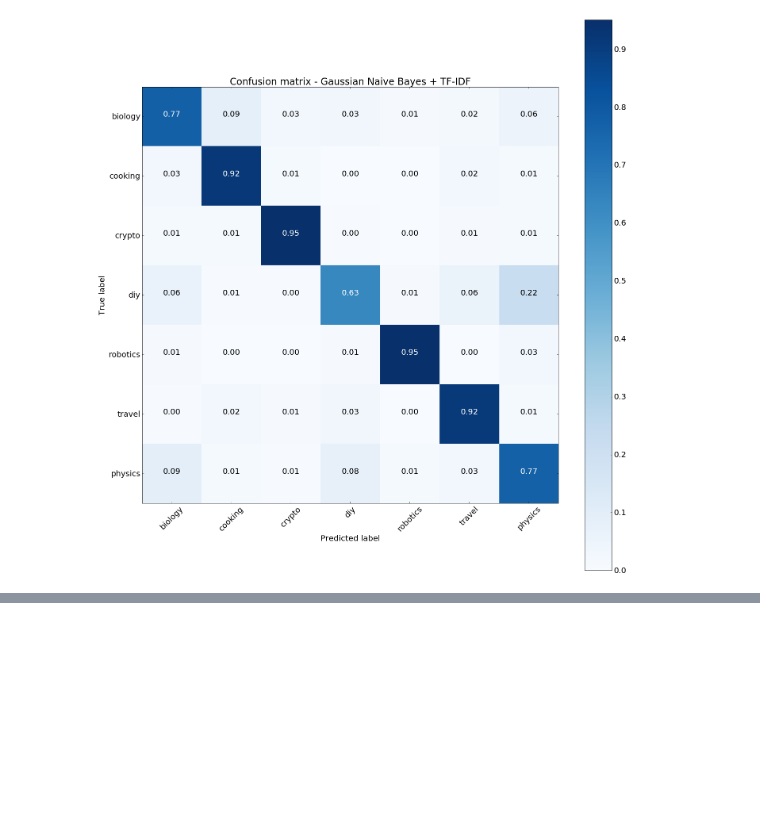
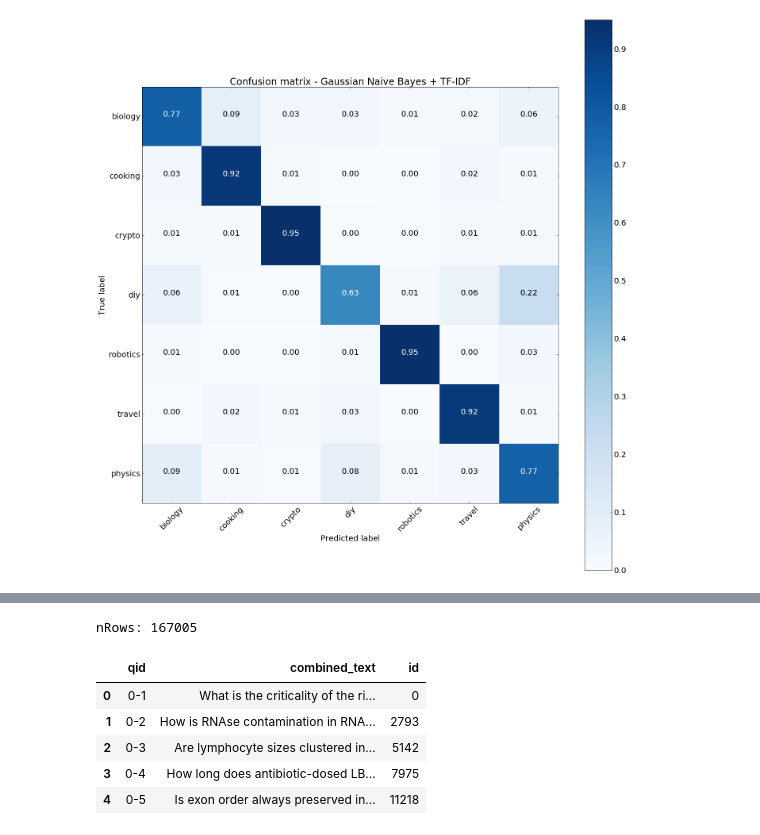
Before and after one commit to Jaspereclipse/kaggle-transfer-learning-on-stack-exchange-tags, a Jupyter notebook: experiments/02-reduced_problem.ipynb, the cells around one changed output, grey strips where cells are left out. Drawn from its saved outputs; the diff is of its cells as text; code cells hidden in the pictures; blank space fills up the shorter version.

```diff
--- a/experiments/02-reduced_problem.ipynb
+++ b/experiments/02-reduced_problem.ipynb
@@ -162,0 +166,10 @@ Normalized.
+# %%
+import tensorflow as tf
+import pandas as pd
+sent_file = '../data/tmp/sentences.csv'
+df_sent = pd.read_csv(sent_file, encoding='utf-8')
+lookup_dict = dict(zip(list(df_sent['qid']), list(df_sent['id'])))
+del df_sent
+# %%
+lookup = pd.DataFrame(lookup_dict.items(), columns=['qid', 'id'])
+lookup.head()
@@ -162,0 +183,13 @@ Normalized.
+# %%
+# inner join
+df_join = df_subset.merge(lookup, how='inner', left_on='qid', right_on='qid')
+print("nRows: %d"%len(df_join.index))
+df_join.head()
+# %% [output]
+nRows: 167005
+|  | qid | combined_text | id |
+| 0 | 0-1 | What is the criticality of the ri... | 0 |
+| 1 | 0-2 | How is RNAse contamination in RNA... | 2793 |
+| 2 | 0-3 | Are lymphocyte sizes clustered in... | 5142 |
+| 3 | 0-4 | How long does antibiotic-dosed LB... | 7975 |
+| 4 | 0-5 | Is exon order always preserved in... | 11218 |
```
Also changed, not shown: parts of 4 cells of this notebook.
